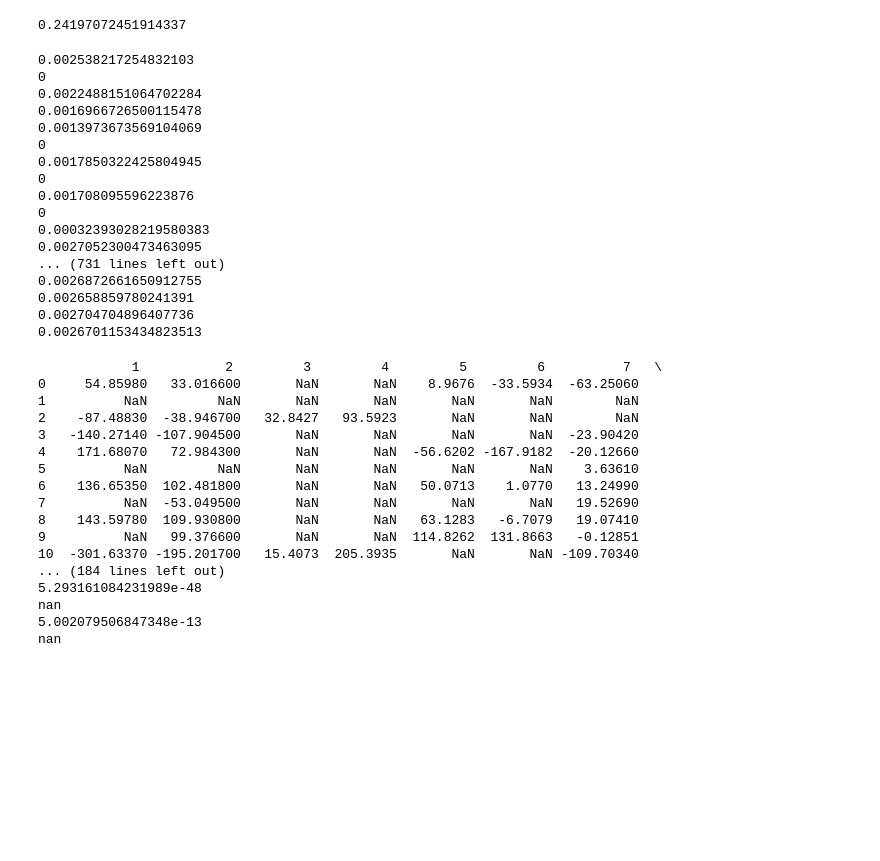
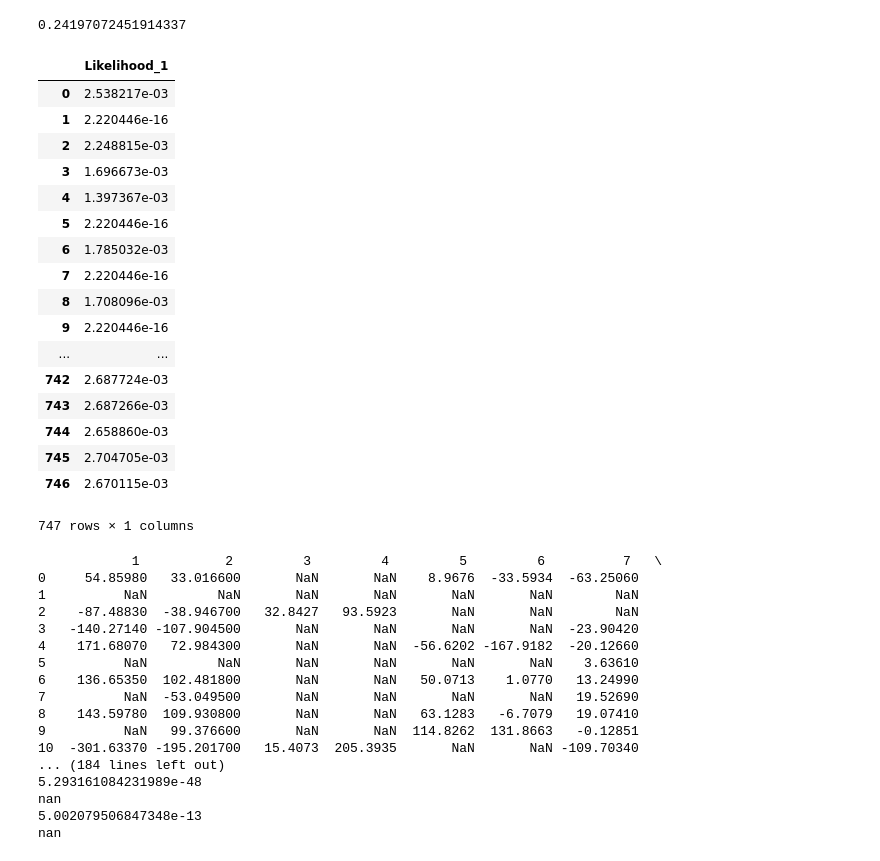
Before and after one commit to HesterLim/pose-classification-with-naive-bayes, a Jupyter notebook: COMP30027_2021_assignment1_template.ipynb, the cells around one changed output. Saved outputs shown, nothing was run; the diff lists cells and outputs as text; code cells hidden in the pictures; blank space fills up the shorter version.

Commit message:
added epsilon

```diff
--- a/COMP30027_2021_assignment1_template.ipynb
+++ b/COMP30027_2021_assignment1_template.ipynb
@@ -174,32 +175,39 @@ def gaussian_pdf(x, mean, std):
     pdf = (1/(std * math.sqrt(2*math.pi))*math.exp(-(1/2) * ((x - mean) / std)**2))
     return pdf
 # %%
+likelihood_dict = {}
+likelihood_dict['Likelihood_1'] = []
 x = 0
 while x < len(feature_train):
     if np.isnan((feature_train.iloc[x,0])):
-        likelihood = 0
+        likelihood = np.finfo(float).eps # epsilon for smoothing
     else:
         likelihood = gaussian_pdf(feature_train.iloc[x,0], mean_std_df.iloc[0,0], mean_std_df.iloc[0,22])
-    print(likelihood)
+    #print(likelihood)
+    likelihood_dict['Likelihood_1'].append(likelihood)
     x += 1
-# %% [output]
-0.002538217254832103
-0
-0.0022488151064702284
-0.0016966726500115478
-0.0013973673569104069
-0
-0.0017850322425804945
-0
-0.001708095596223876
-0
-0.00032393028219580383
-0.0027052300473463095
-... (731 lines left out)
-0.0026872661650912755
-0.002658859780241391
-0.002704704896407736
-0.0026701153434823513
+# %%
+likelihood_df = pd.DataFrame(likelihood_dict)
+likelihood_df
+# %% [output]
+|  | Likelihood_1 |
+| 0 | 2.538217e-03 |
+| 1 | 2.220446e-16 |
+| 2 | 2.248815e-03 |
+| 3 | 1.696673e-03 |
+| 4 | 1.397367e-03 |
+| 5 | 2.220446e-16 |
+| 6 | 1.785032e-03 |
+| 7 | 2.220446e-16 |
+| 8 | 1.708096e-03 |
+| 9 | 2.220446e-16 |
+| ... | ... |
+| 742 | 2.687724e-03 |
+| 743 | 2.687266e-03 |
+| 744 | 2.658860e-03 |
+| 745 | 2.704705e-03 |
+| 746 | 2.670115e-03 |
+747 rows × 1 columns
 # %%
 print(feature_train)
 x = 0
```
Also changed, not shown: parts of 1 cell of this notebook.
